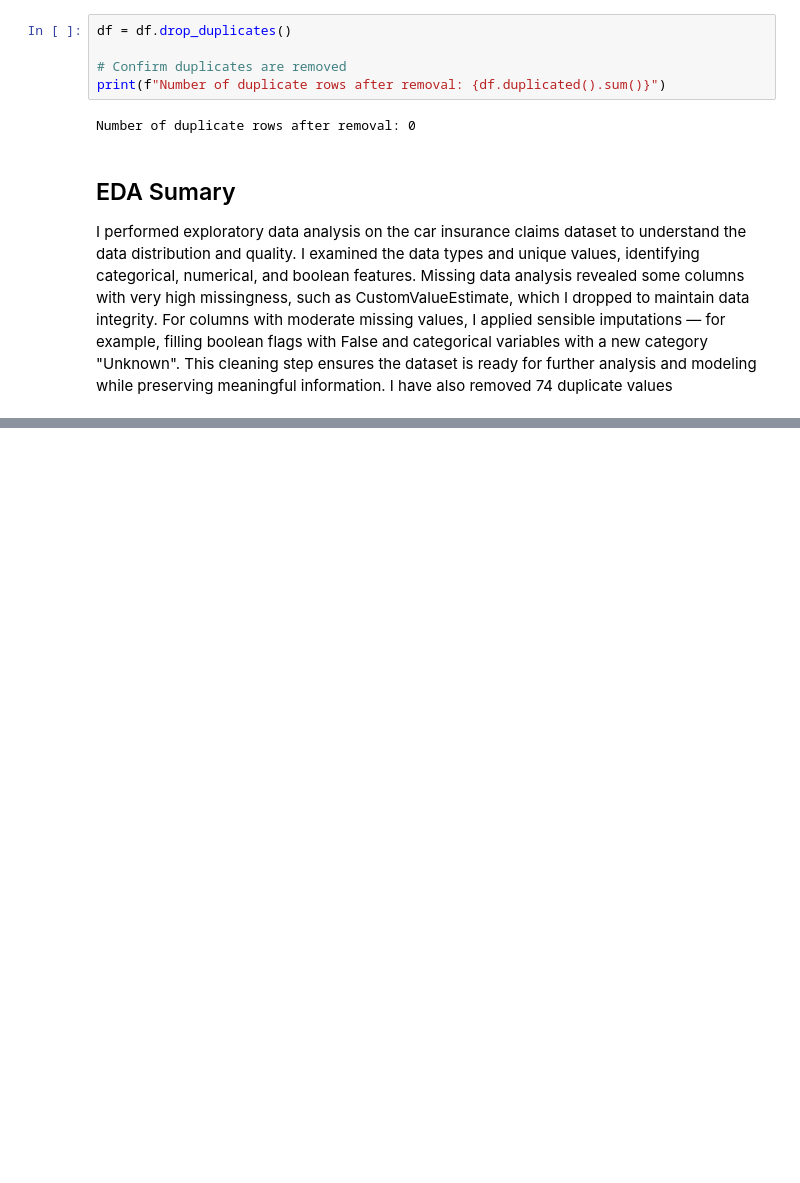
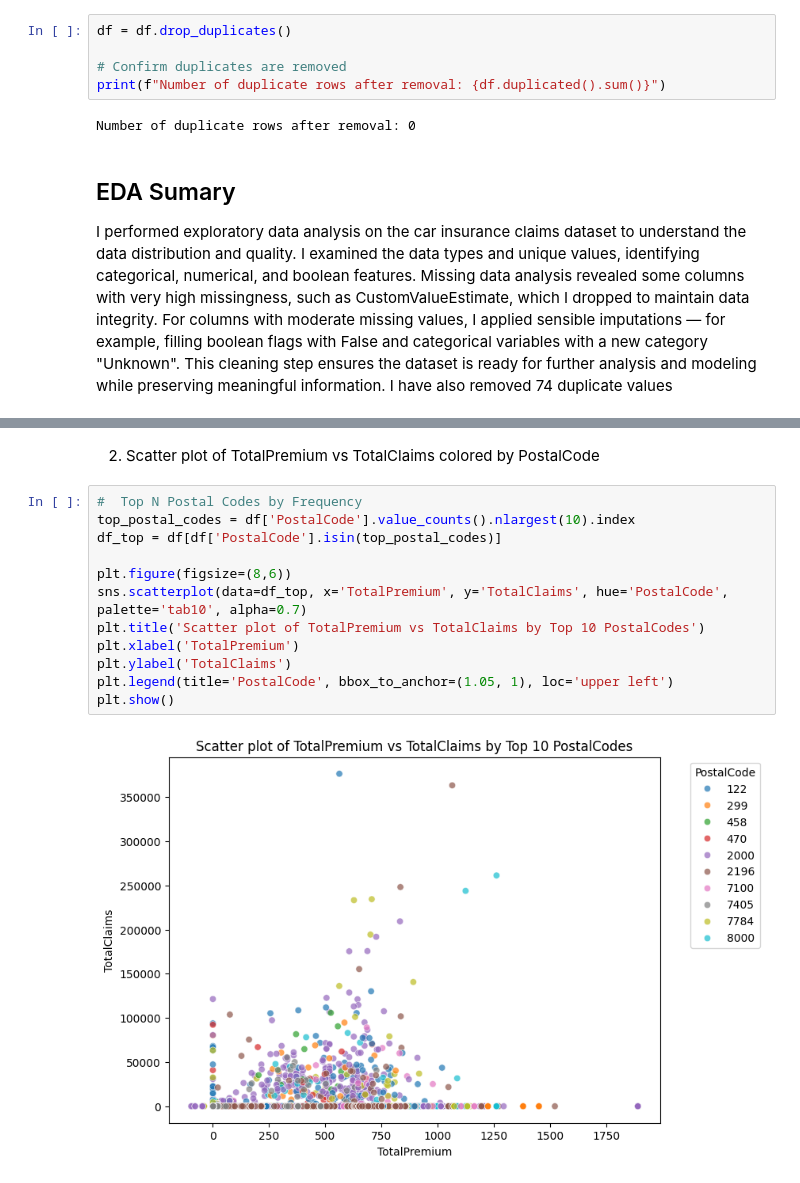
Before and after one commit to esubalew-gosaye/alpha-risk-analytics-predictive-modeling, a Jupyter notebook: notebooks/task_1_eda.ipynb, the cells around one changed output, grey strips where cells are left out. Drawn from its saved outputs; the diff is of its cells as text; blank space fills up the shorter version.

```diff
--- a/notebooks/task_1_eda.ipynb
+++ b/notebooks/task_1_eda.ipynb
@@ -353,0 +435,16 @@ df.describe()
+# %% [markdown]
+2. Scatter plot of TotalPremium vs TotalClaims colored by PostalCode
+# %%
+#  Top N Postal Codes by Frequency
+top_postal_codes = df['PostalCode'].value_counts().nlargest(10).index
+df_top = df[df['PostalCode'].isin(top_postal_codes)]
+
+plt.figure(figsize=(8,6))
+sns.scatterplot(data=df_top, x='TotalPremium', y='TotalClaims', hue='PostalCode', palette='tab10', alpha=0.7)
+plt.title('Scatter plot of TotalPremium vs TotalClaims by Top 10 PostalCodes')
+plt.xlabel('TotalPremium')
+plt.ylabel('TotalClaims')
+plt.legend(title='PostalCode', bbox_to_anchor=(1.05, 1), loc='upper left')
+plt.show()
+# %% [output]
+[figure, added]
```
Also changed, not shown: parts of 11 cells of this notebook.
